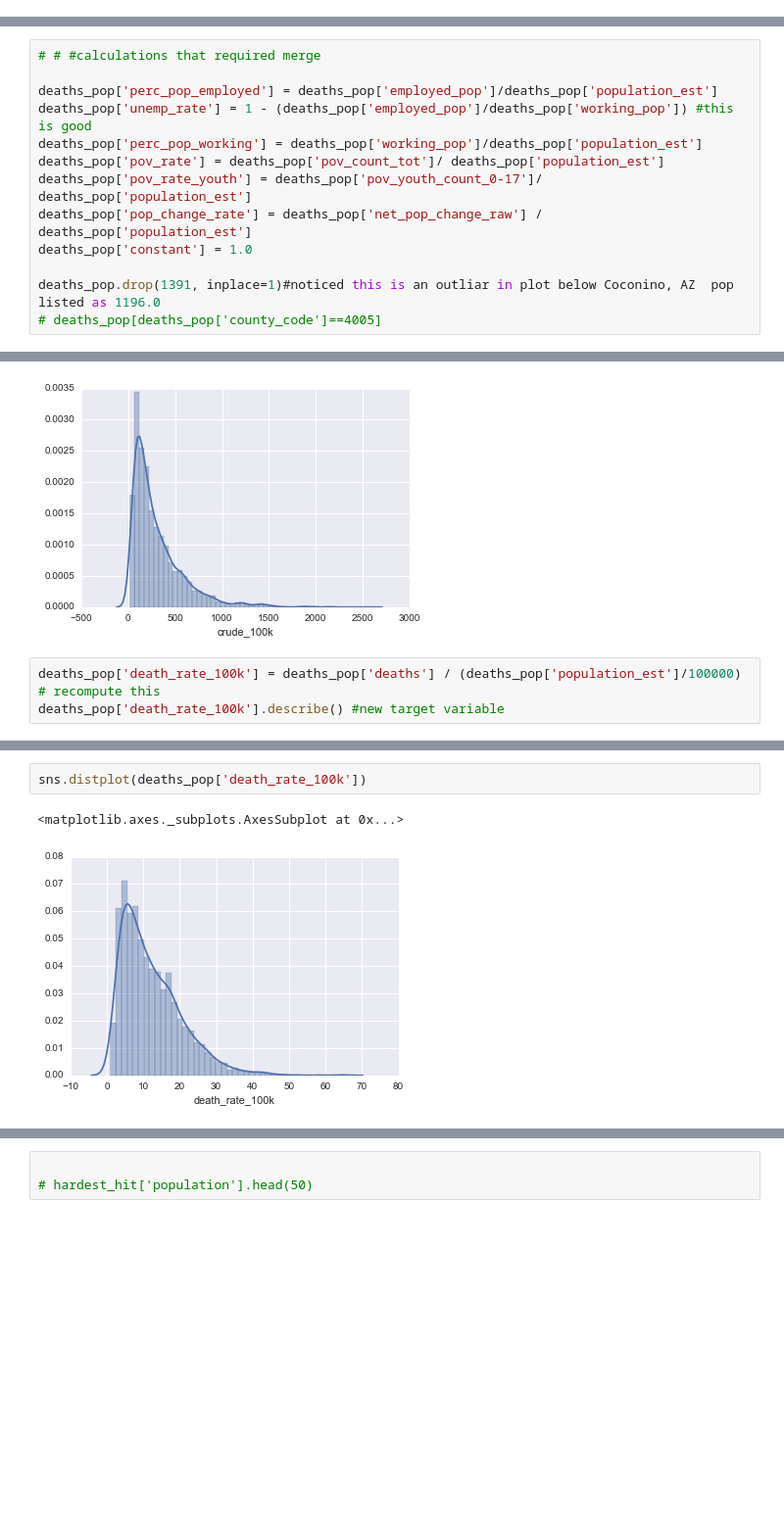
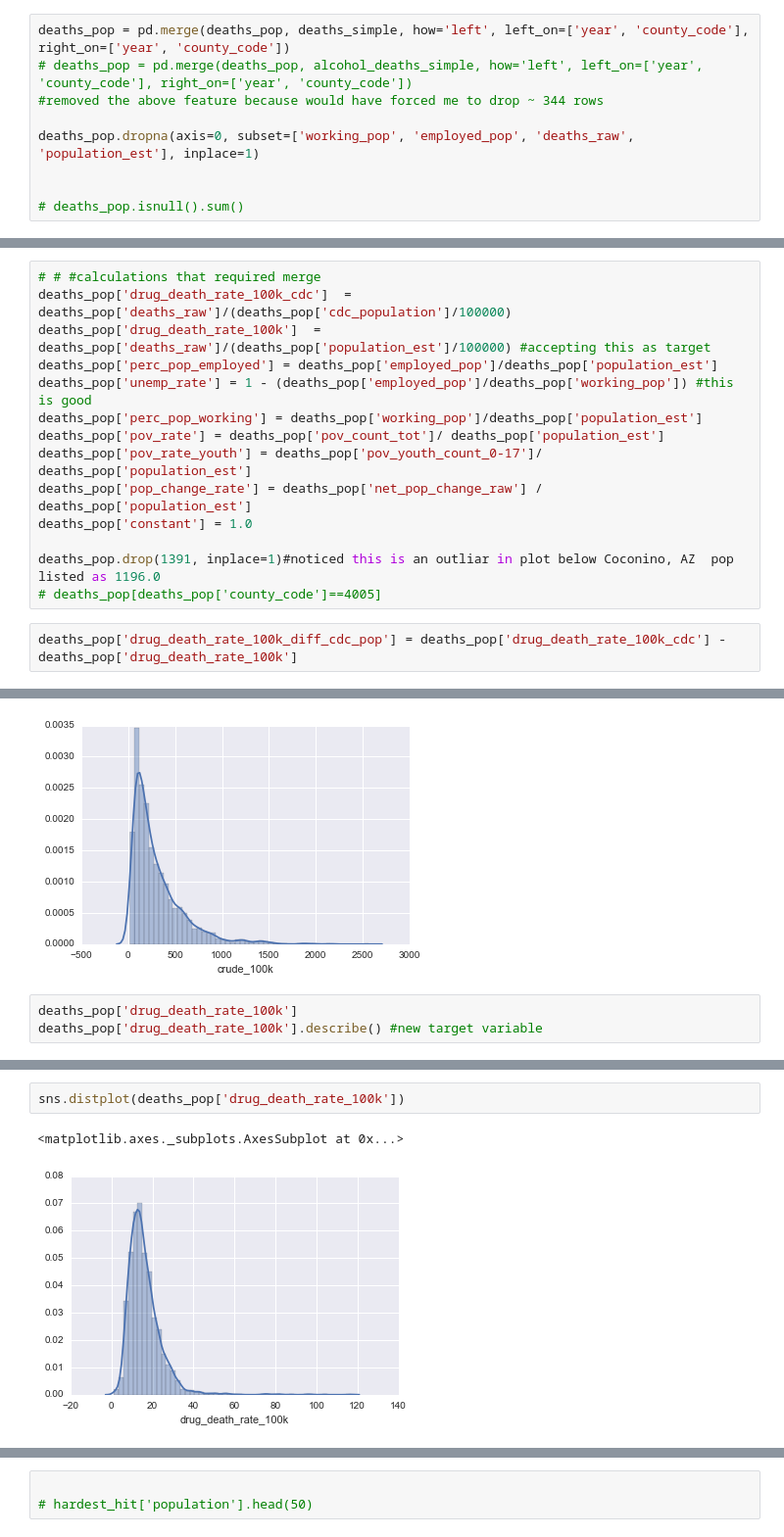
Before and after one commit to hudsonrio/GA_dsi-projects, a Jupyter notebook: capstone/cdc_model_walkthrough.ipynb, the cells around one changed output, grey strips where cells are left out. Shown at 98% size. Drawn from its saved outputs; the diff is of its cells as text; blank space fills up the shorter version.

```diff
--- a/capstone/cdc_model_walkthrough.ipynb
+++ b/capstone/cdc_model_walkthrough.ipynb
@@ -350,0 +371,9 @@ See the caveats in the documentation: http://pandas.pydata.org/pandas-docs/stabl
+# %%
+deaths_pop = pd.merge(deaths_pop, deaths_simple, how='left', left_on=['year', 'county_code'], right_on=['year', 'county_code'])
+# deaths_pop = pd.merge(deaths_pop, alcohol_deaths_simple, how='left', left_on=['year', 'county_code'], right_on=['year', 'county_code'])
+#removed the above feature because would have forced me to drop ~ 344 rows
+
+deaths_pop.dropna(axis=0, subset=['working_pop', 'employed_pop', 'deaths_raw', 'population_est'], inplace=1)
+
+
+# deaths_pop.isnull().sum()
@@ -351,6 +384,7 @@ See the caveats in the documentation: http://pandas.pydata.org/pandas-docs/stabl
 # %%
 # # #calculations that required merge
-
+deaths_pop['drug_death_rate_100k_cdc']  = deaths_pop['deaths_raw']/(deaths_pop['cdc_population']/100000)
+deaths_pop['drug_death_rate_100k']  = deaths_pop['deaths_raw']/(deaths_pop['population_est']/100000) #accepting this as target
 deaths_pop['perc_pop_employed'] = deaths_pop['employed_pop']/deaths_pop['population_est']
 deaths_pop['unemp_rate'] = 1 - (deaths_pop['employed_pop']/deaths_pop['working_pop']) #this is good
 deaths_pop['perc_pop_working'] = deaths_pop['working_pop']/deaths_pop['population_est']
@@ -361,3 +395,5 @@ deaths_pop['constant'] = 1.0
 
 deaths_pop.drop(1391, inplace=1)#noticed this is an outliar in plot below Coconino, AZ  pop listed as 1196.0
 # deaths_pop[deaths_pop['county_code']==4005]
+# %%
+deaths_pop['drug_death_rate_100k_diff_cdc_pop'] = deaths_pop['drug_death_rate_100k_cdc'] - deaths_pop['drug_death_rate_100k']
@@ -463,6 +505,6 @@ sns.distplot(deaths_pop['crude_100k']) #because this is a rate that was summed i
 <matplotlib.axes._subplots.AxesSubplot at 0x...>
 [figure]
 # %%
-deaths_pop['death_rate_100k'] = deaths_pop['deaths'] / (deaths_pop['population_est']/100000) # recompute this
-deaths_pop['death_rate_100k'].describe() #new target variable
+deaths_pop['drug_death_rate_100k']
+deaths_pop['drug_death_rate_100k'].describe() #new target variable
 # %% [output]
@@ -478,6 +520,6 @@ Name: death_rate_100k, dtype: float64
 # %%
-sns.distplot(deaths_pop['death_rate_100k'])
+sns.distplot(deaths_pop['drug_death_rate_100k'])
 # %% [output]
 <matplotlib.axes._subplots.AxesSubplot at 0x...>
-[figure, old version]
+[figure, new version]
 # %%
```
Also changed, not shown: parts of 82 cells of this notebook, 2 other files.
